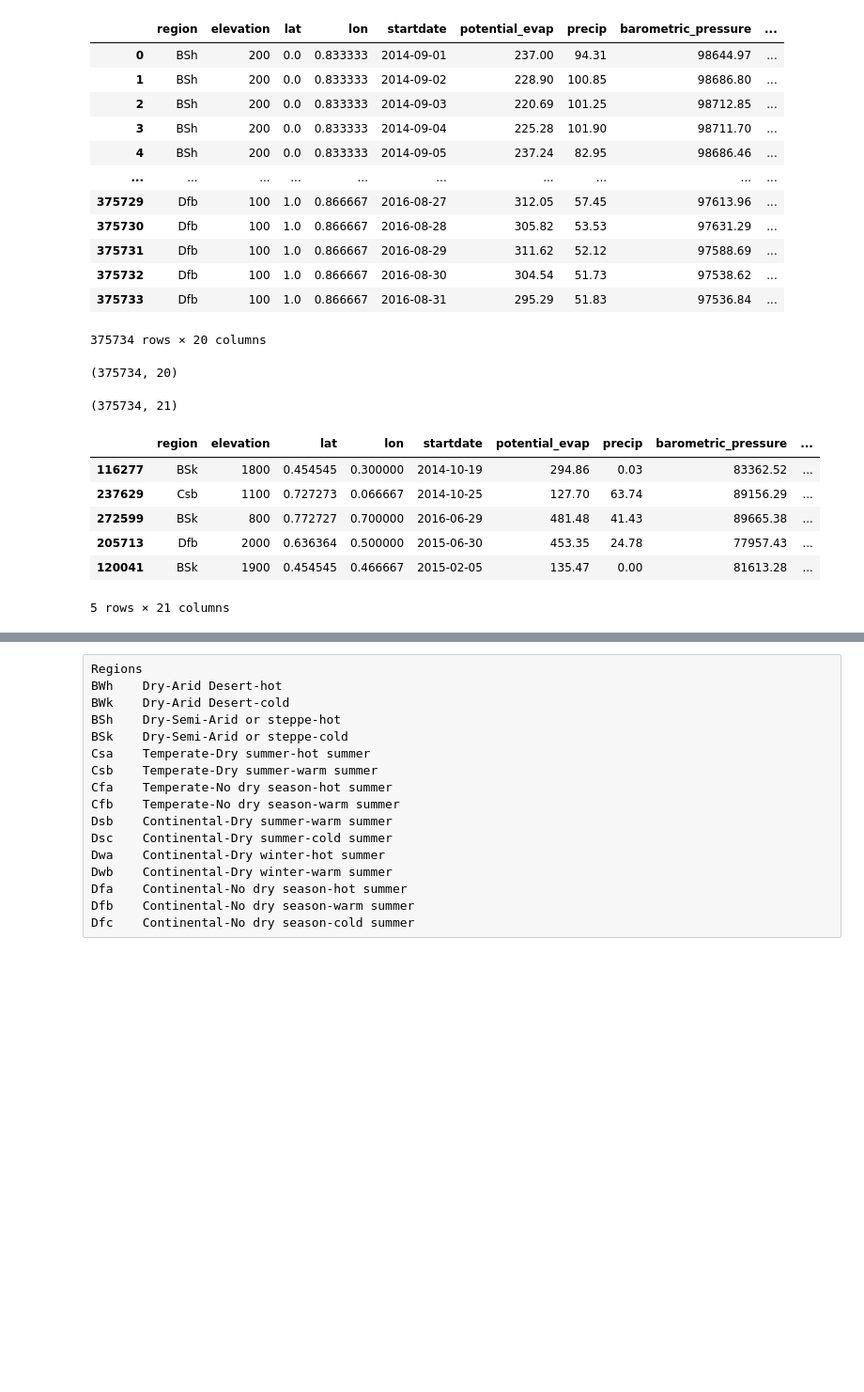
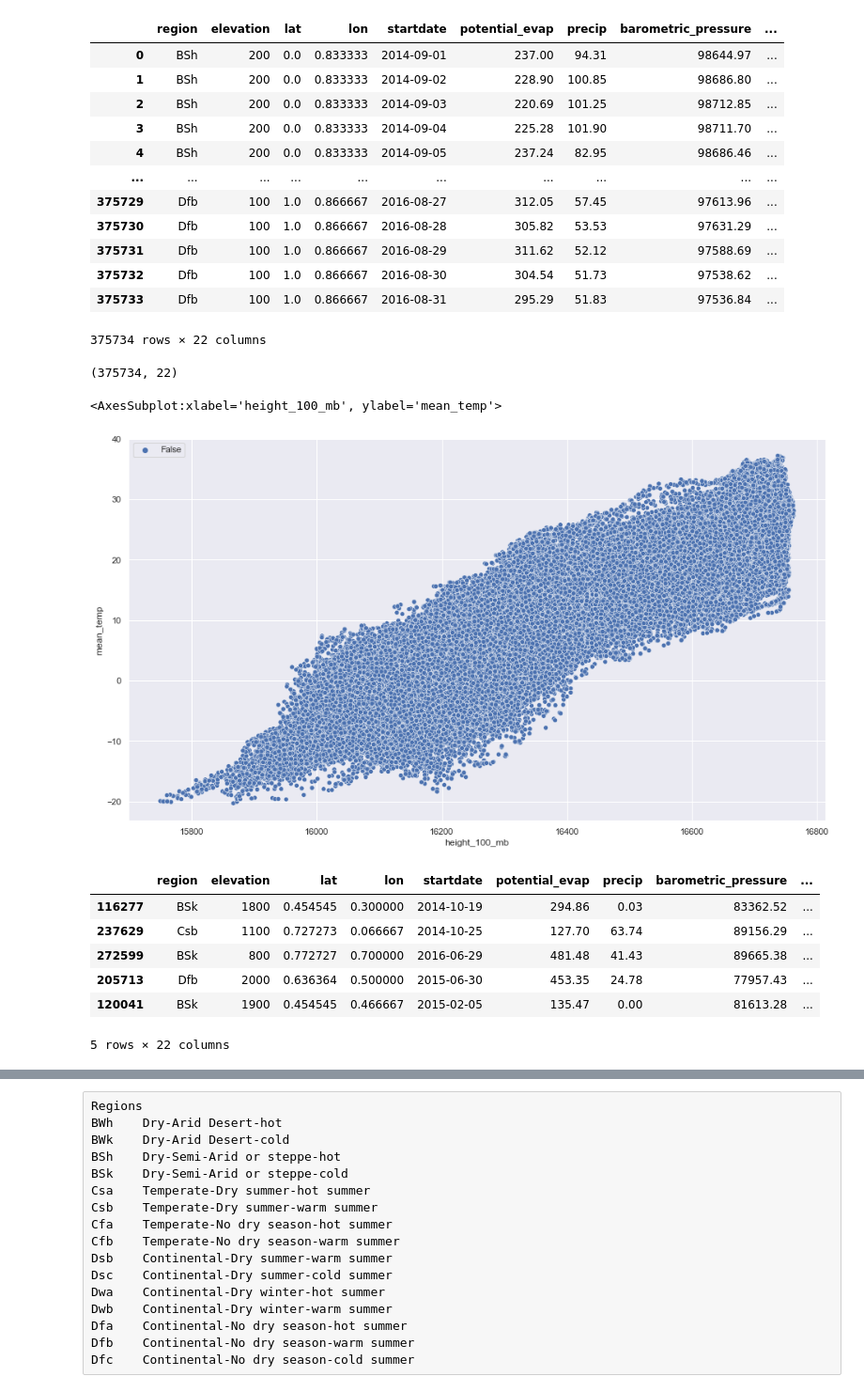
Before and after one commit to Mirzakhani-Capstone/mirzakhani_shared, a Jupyter notebook: rae/explore.ipynb, the cells around one changed output, grey strips where cells are left out. Shown at 94% size. Cells and saved outputs as stored; diff of their text form; code cells hidden in the pictures; blank space fills up the shorter version.

```diff
--- a/rae/explore.ipynb
+++ b/rae/explore.ipynb
@@ -28,9 +28,9 @@ sns.set(rc={'figure.figsize':(16,9)})
 # %%
 df=w.get_explore_data()
 # %%
-df=w.prep_data(df, features=w.features)
+df=w.get_contest_data(df)
 # %%
-df=w.rename_data(df)
+#df=w.rename_data(df)
 # %%
 df
 # %% [output]
@@ -46,11 +46,11 @@ df
 | 375731 | Dfb | 100 | 1.0 | 0.866667 | 2016-08-29 | 311.62 | 52.12 | 97588.69 | ... |
 | 375732 | Dfb | 100 | 1.0 | 0.866667 | 2016-08-30 | 304.54 | 51.73 | 97538.62 | ... |
 | 375733 | Dfb | 100 | 1.0 | 0.866667 | 2016-08-31 | 295.29 | 51.83 | 97536.84 | ... |
-375734 rows × 20 columns
+375734 rows × 22 columns
 # %%
 df.shape
 # %% [output]
-(375734, 20)
+(375734, 22)
 # %%
 df['region_encoded'] = df.region.map({'BWh': 'Dry',
                                       'BWk': 'Dry',
@@ -69,10 +69,13 @@ df['region_encoded'] = df.region.map({'BWh': 'Dry',
                                       'Dfc':'Continental'})
 # %%
 df.shape
-# %% [output]
-(375734, 21)
 # %%
 train, validate, test=w.split_data(df, test_size=0.15)
+# %%
+sns.scatterplot(x='height_100_mb', y='mean_temp', hue='region_bins'=='Dry', data= train)
+# %% [output]
+<AxesSubplot:xlabel='height_100_mb', ylabel='mean_temp'>
+[figure, added]
 # %%
 train.head()
 # %% [output]
@@ -82,4 +85,4 @@ train.head()
 | 272599 | BSk | 800 | 0.772727 | 0.700000 | 2016-06-29 | 481.48 | 41.43 | 89665.38 | ... |
 | 205713 | Dfb | 2000 | 0.636364 | 0.500000 | 2015-06-30 | 453.35 | 24.78 | 77957.43 | ... |
 | 120041 | BSk | 1900 | 0.454545 | 0.466667 | 2015-02-05 | 135.47 | 0.00 | 81613.28 | ... |
-5 rows × 21 columns
+5 rows × 22 columns
```
Also changed, not shown: parts of 38 cells of this notebook, 2 other files.
